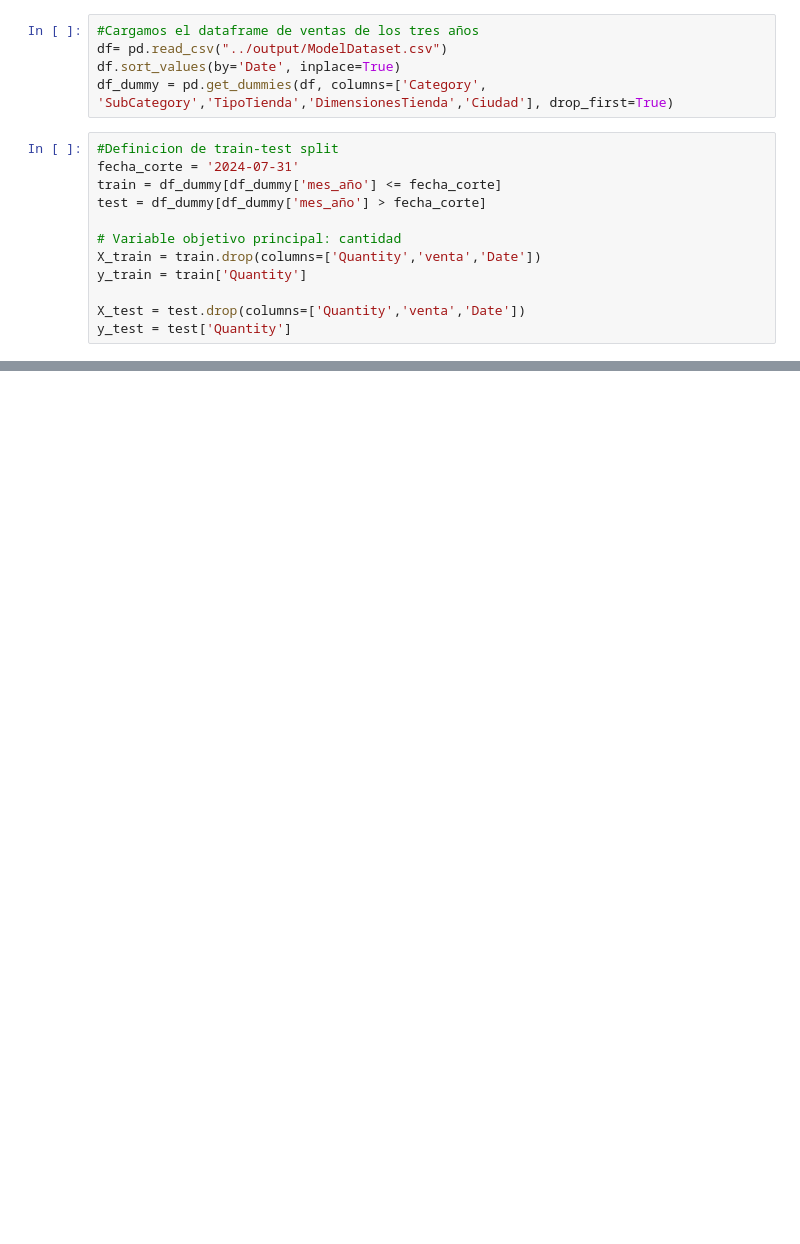
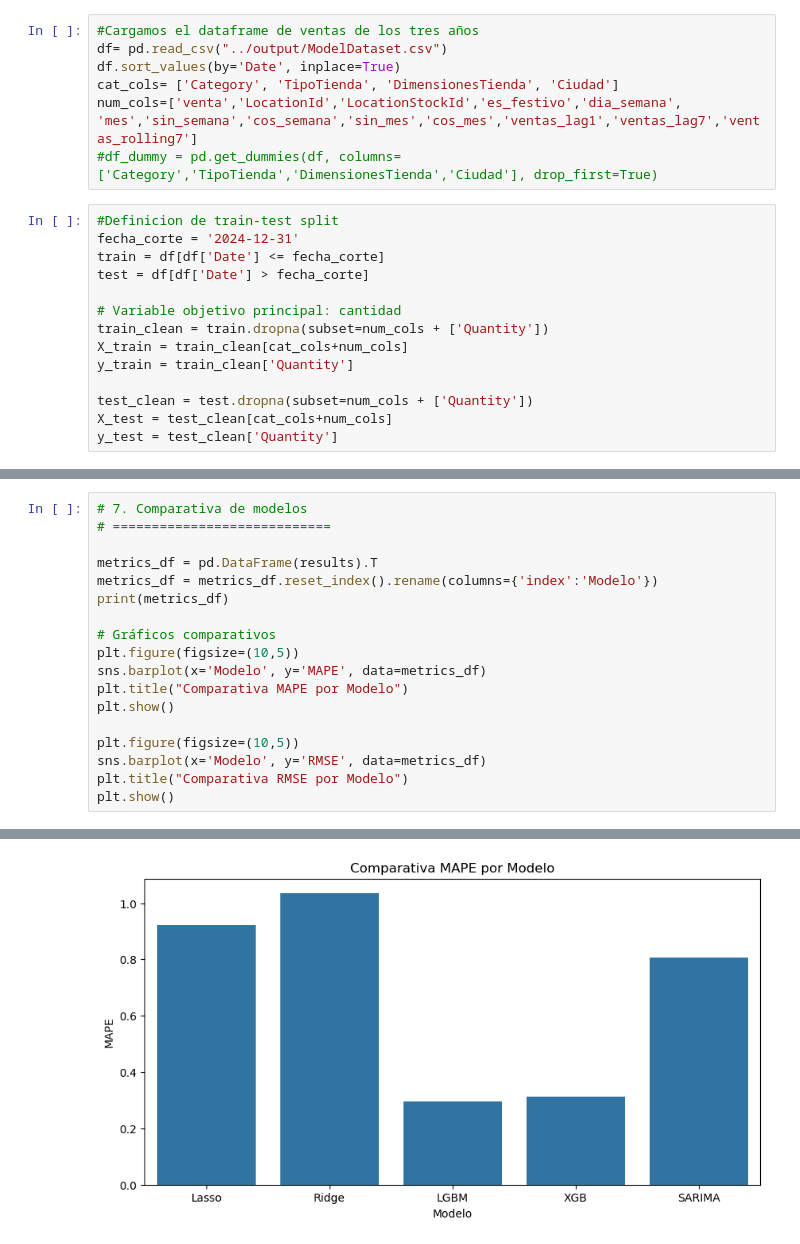
Before and after one commit to Marlonsz36/Prueba_Tecnica, a Jupyter notebook: notebooks/ModelValidation.ipynb, the cells around one changed output, grey strips where cells are left out. Saved outputs shown, nothing was run; the diff lists cells and outputs as text; blank space fills up the shorter version.

Commit message:
Modelos y modificaciones en preprocesamiento

```diff
--- a/notebooks/ModelValidation.ipynb
+++ b/notebooks/ModelValidation.ipynb
@@ -15,19 +19,23 @@ warnings.filterwarnings("ignore")
 #Cargamos el dataframe de ventas de los tres años
 df= pd.read_csv("../output/ModelDataset.csv")
 df.sort_values(by='Date', inplace=True)
-df_dummy = pd.get_dummies(df, columns=['Category', 'SubCategory','TipoTienda','DimensionesTienda','Ciudad'], drop_first=True)
+cat_cols= ['Category', 'TipoTienda', 'DimensionesTienda', 'Ciudad']
+num_cols=['venta','LocationId','LocationStockId','es_festivo','dia_semana',	'mes','sin_semana','cos_semana','sin_mes','cos_mes','ventas_lag1','ventas_lag7','ventas_rolling7']
+#df_dummy = pd.get_dummies(df, columns=['Category','TipoTienda','DimensionesTienda','Ciudad'], drop_first=True)
 # %%
 #Definicion de train-test split
-fecha_corte = '2024-07-31'
-train = df_dummy[df_dummy['mes_año'] <= fecha_corte]
-test = df_dummy[df_dummy['mes_año'] > fecha_corte]
+fecha_corte = '2024-12-31'
+train = df[df['Date'] <= fecha_corte]
+test = df[df['Date'] > fecha_corte]
 
 # Variable objetivo principal: cantidad
-X_train = train.drop(columns=['Quantity','venta','Date'])
-y_train = train['Quantity']
+train_clean = train.dropna(subset=num_cols + ['Quantity'])
+X_train = train_clean[cat_cols+num_cols]
+y_train = train_clean['Quantity']
 
-X_test = test.drop(columns=['Quantity','venta','Date'])
-y_test = test['Quantity']
+test_clean = test.dropna(subset=num_cols + ['Quantity'])
+X_test = test_clean[cat_cols+num_cols]
+y_test = test_clean['Quantity']
 # %%
 # MODELADO
 # =================
@@ -94,0 +126,19 @@ TypeError: tz must be string or tzinfo subclass, not <matplotlib.category.UnitDa
+# %%
+# 7. Comparativa de modelos
+# ============================
+
+metrics_df = pd.DataFrame(results).T
+metrics_df = metrics_df.reset_index().rename(columns={'index':'Modelo'})
+print(metrics_df)
+
+# Gráficos comparativos
+plt.figure(figsize=(10,5))
+sns.barplot(x='Modelo', y='MAPE', data=metrics_df)
+plt.title("Comparativa MAPE por Modelo")
+plt.show()
+
+plt.figure(figsize=(10,5))
+sns.barplot(x='Modelo', y='RMSE', data=metrics_df)
+plt.title("Comparativa RMSE por Modelo")
+plt.show()
+# %% [output]
@@ -94,0 +162 @@ TypeError: tz must be string or tzinfo subclass, not <matplotlib.category.UnitDa
+[figure, added]
```
Also changed, not shown: parts of 7 cells of this notebook, 38 other files.
